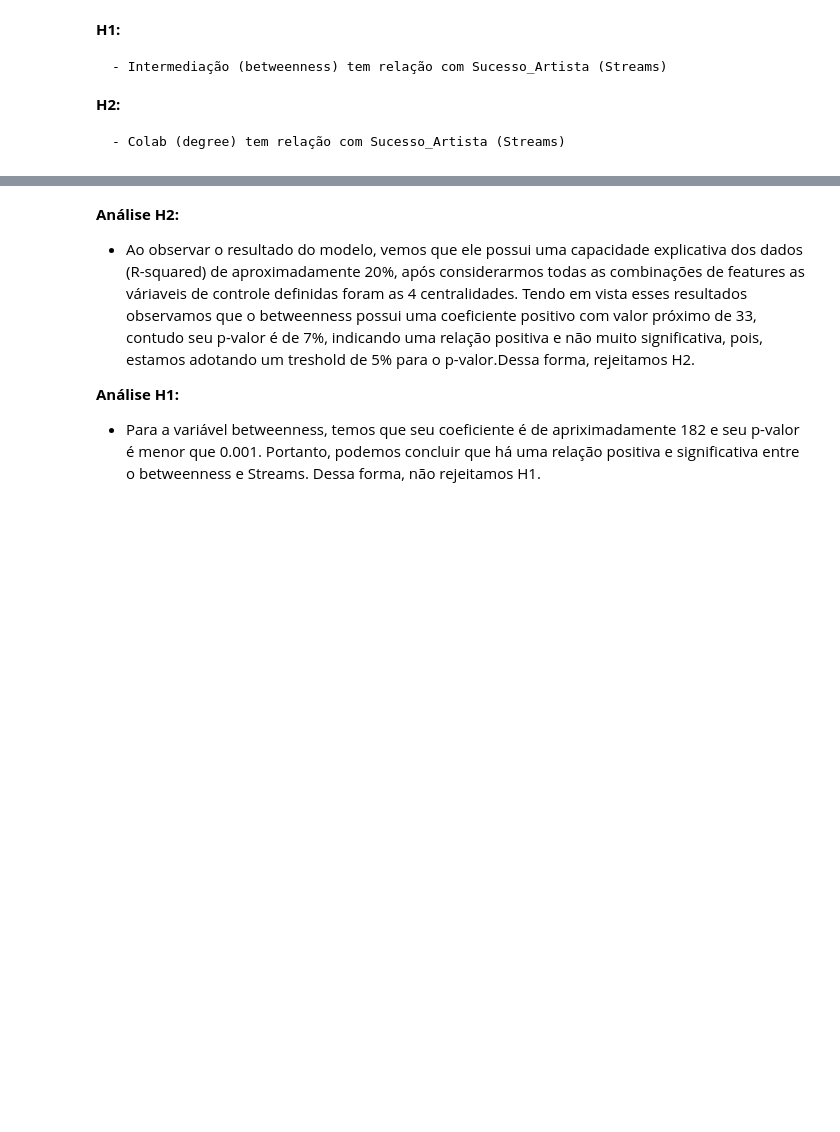
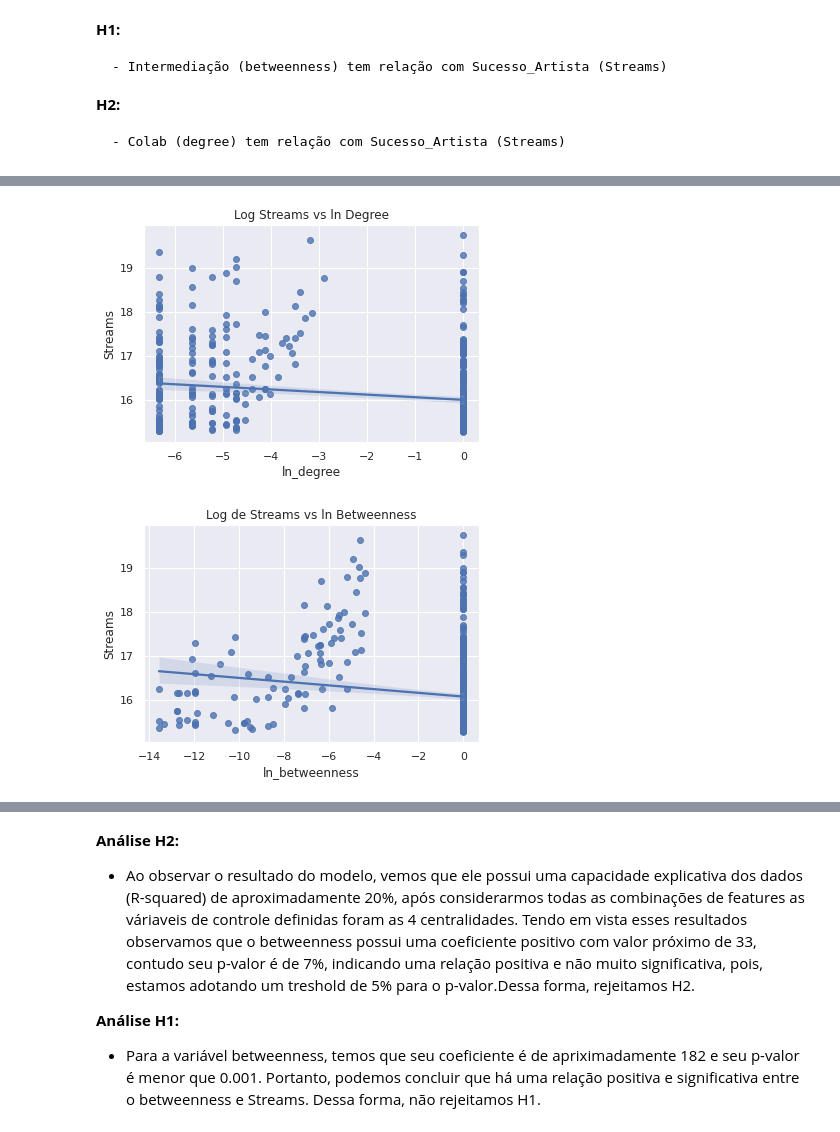
Before and after one commit to hashiprobr-classroom/parte-tecnica-do-projeto-wisteria1, a Jupyter notebook: notebooks/Spotify Top 200.ipynb, the cells around one changed output, grey strips where cells are left out. Cells and saved outputs as stored; diff of their text form; code cells hidden in the pictures; blank space fills up the shorter version.

```diff
--- a/notebooks/Spotify Top 200.ipynb
+++ b/notebooks/Spotify Top 200.ipynb
@@ -253,0 +260,12 @@ plt.show()
+# %%
+sns.regplot(x=df['ln_degree'], y=np.log(df['Streams']))
+plt.title("Log Streams vs ln Degree")
+plt.show()
+
+
+sns.regplot(x=df['ln_betweenness'], y=np.log(df['Streams']))
+plt.title("Log de Streams vs ln Betweenness")
+plt.show()
+# %% [output]
+[figure, added]
+[figure, added]
```
Also changed, not shown: parts of 14 cells of this notebook, 2 other files.
